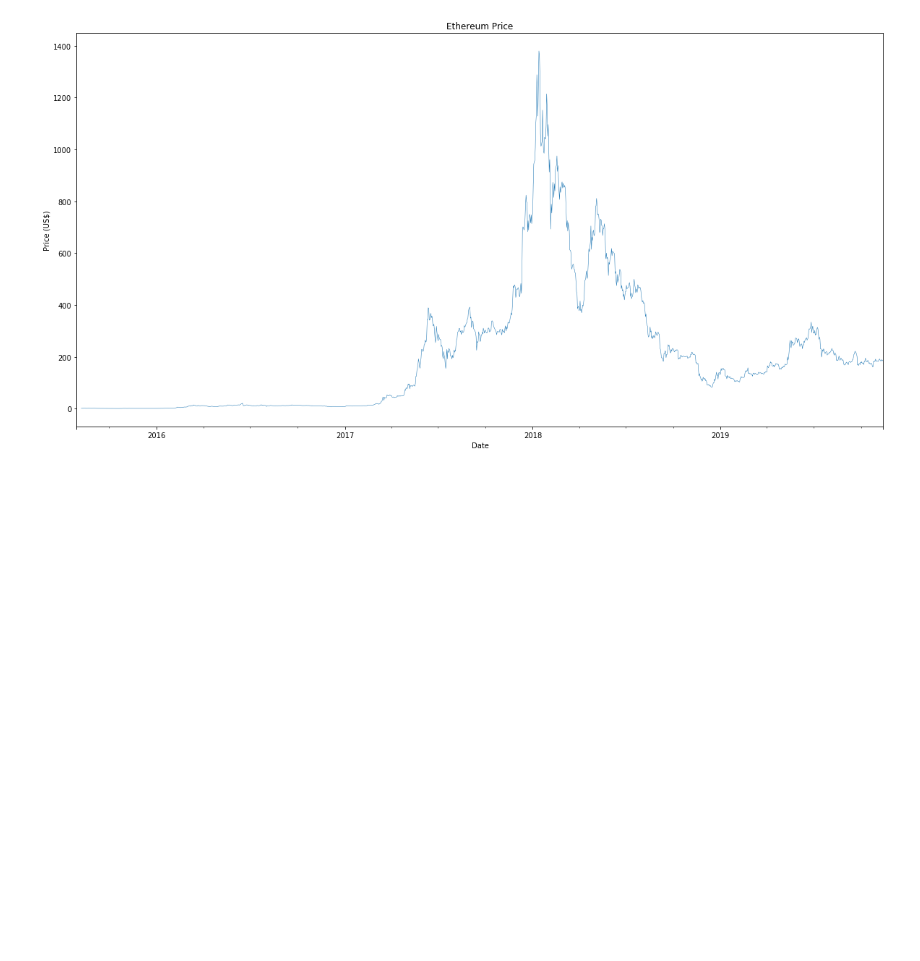
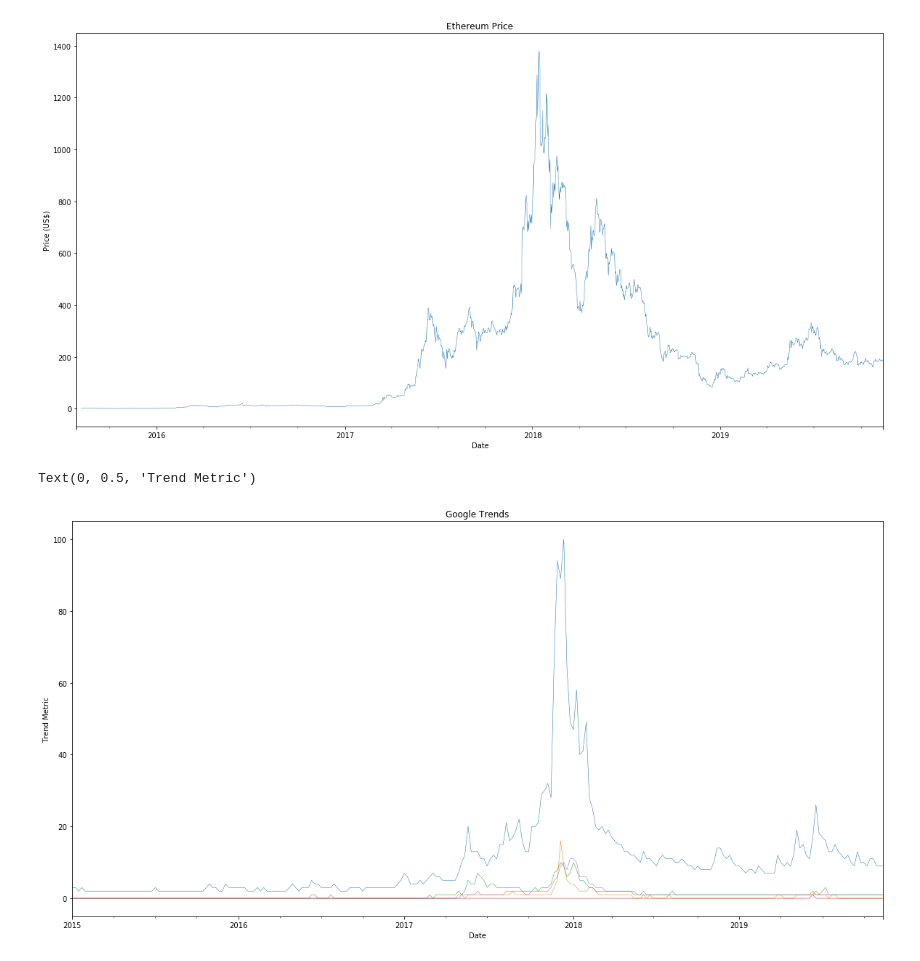
Before and after one commit to fpwirth/Data-Analytics-Project-1, a Jupyter notebook: notebooks/Philipanalysisnotebook.ipynb, the cells around one changed output. Drawn from its saved outputs; the diff is of its cells as text; code cells hidden in the pictures; blank space fills up the shorter version.

```diff
--- a/notebooks/Philipanalysisnotebook.ipynb
+++ b/notebooks/Philipanalysisnotebook.ipynb
@@ -10,11 +10,13 @@ import matplotlib.pyplot as plt
 btcrawdata = '../data/rawdata/btcraw.csv'
 ltcrawdata = '../data/rawdata/ltcraw.csv'
 ethrawdata = '../data/rawdata/ethraw.csv'
+trendsrawdata = '../data/rawdata/trendsraw.csv'
 
 #Read data files into Panda data frames
-btcdata = pd.read_csv(btcrawdata,index_col=0, parse_dates=True)
-ltcdata = pd.read_csv(ltcrawdata,index_col=0, parse_dates=True)
-ethdata = pd.read_csv(ethrawdata,index_col=0, parse_dates=True)
+btcdata = pd.read_csv(btcrawdata,index_col=0,parse_dates=True)
+ltcdata = pd.read_csv(ltcrawdata,index_col=0,parse_dates=True)
+ethdata = pd.read_csv(ethrawdata,index_col=0,parse_dates=True)
+trendsdata = pd.read_csv(trendsrawdata,index_col=0,parse_dates=True)
 # %%
 #Plot Bitcoin Price over time
 plt.figure(figsize=(20,10))
@@ -45,4 +47,18 @@ plt.ylabel('Price (US$)')
 # %% [output]
 Text(0, 0.5, 'Price (US$)')
 [figure]
+# %%
+#Plot Google Trends over time
+plt.figure(figsize=(20,10))
+trendsdata['bitcoin'].plot(linewidth=0.5)
+trendsdata['litecoin'].plot(linewidth=0.5)
+trendsdata['ethereum'].plot(linewidth=0.5)
+trendsdata['facebook libra'].plot(linewidth=0.5)
+trendsdata['cryptocurrency'].plot(linewidth=0.5)
+plt.title('Google Trends')
+plt.xlabel('Date')
+plt.ylabel('Trend Metric')
+# %% [output]
+Text(0, 0.5, 'Trend Metric')
+[figure, added]
 # %%
```
Also changed, not shown: parts of 3 cells of this notebook.
